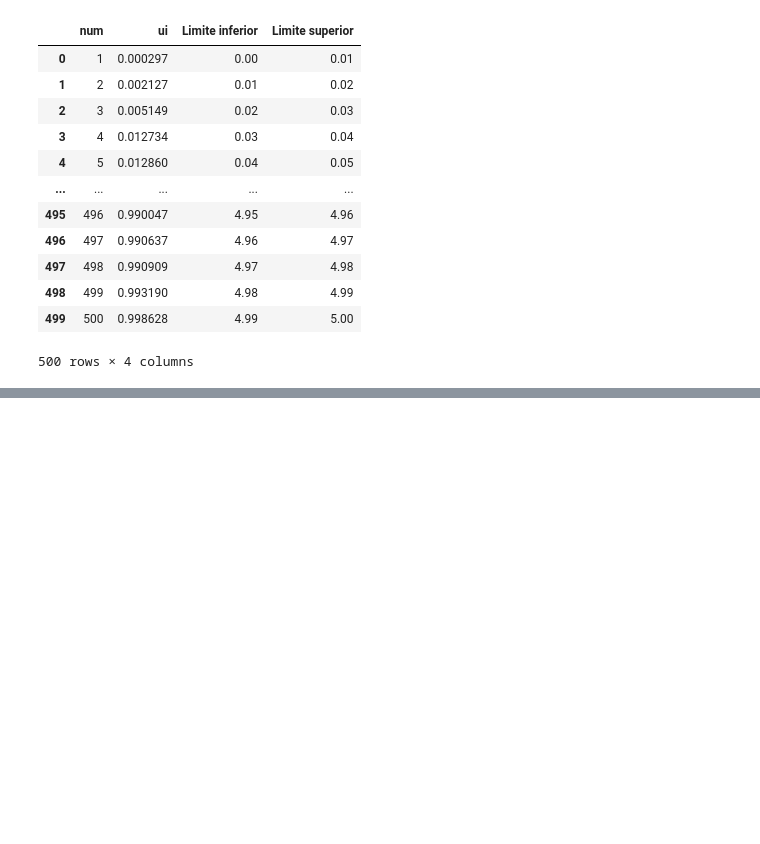
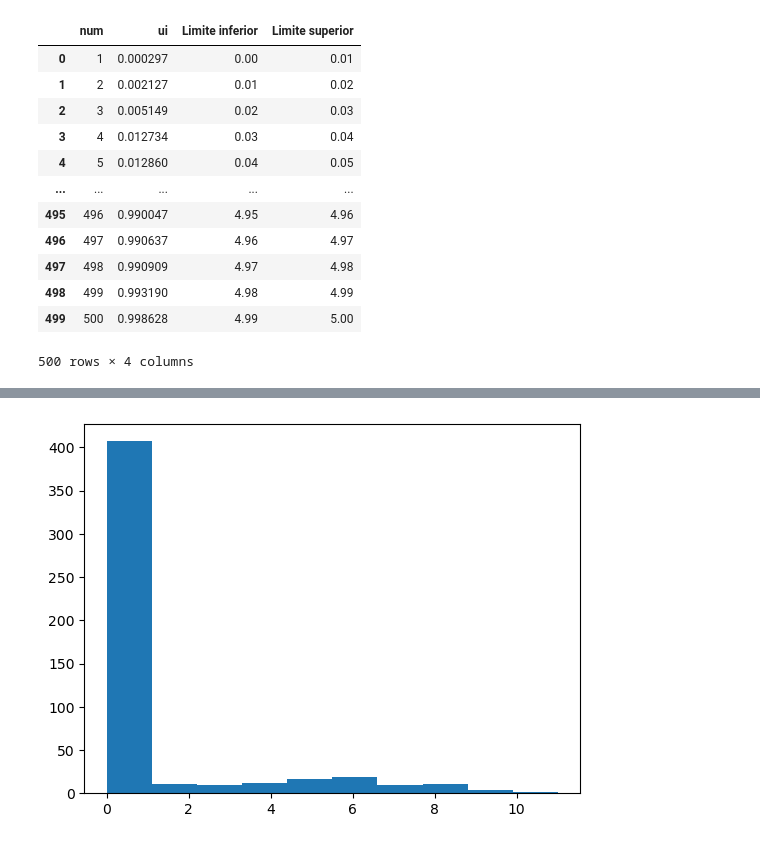
Before and after one commit to miguelrojas1990/TSGBD, a Jupyter notebook: generador_de_variables_pseudo-aleatorias.ipynb, the cells around one changed output, grey strips where cells are left out. Drawn from its saved outputs; the diff is of its cells as text; code cells hidden in the pictures; blank space fills up the shorter version.

```diff
--- a/generador_de_variables_pseudo-aleatorias.ipynb
+++ b/generador_de_variables_pseudo-aleatorias.ipynb
@@ -515,3 +515,13 @@ tabla
 | 498 | 499 | 0.993190 | 4.98 | 4.99 |
 | 499 | 500 | 0.998628 | 4.99 | 5.00 |
 500 rows × 4 columns
+# %%
+#Provemos con otro metodo para el conteo del fi:
+fi = []
+
+for i in range(len(tabla)):
+    rango = ((tabla['ui'] >= tabla.loc[i,'Limite inferior']) & (tabla['ui'] <= tabla.loc[i,'Limite superior'])).sum()
+    fi.append(rango)
+
+tabla['Fi'] = fi
+tabla
@@ -517,0 +542,5 @@ tabla
+# %%
+plt.hist(tabla['Fi'])
+plt.show()
+# %% [output]
+[figure, added]
```
Also changed, not shown: parts of 1 cell of this notebook.
